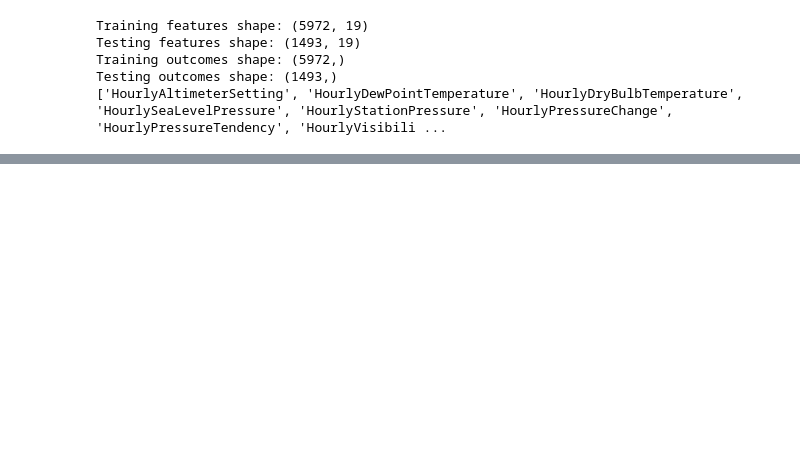
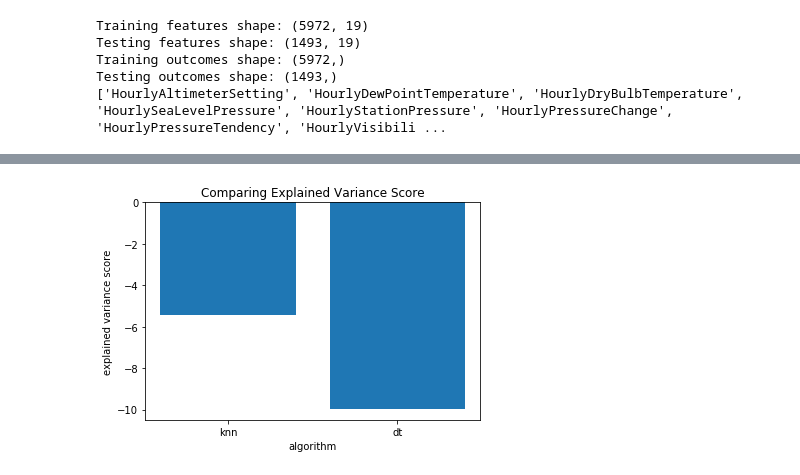
Before and after one commit to ChuckBowers/info370-group11, a Jupyter notebook: ml_analysis.ipynb, the cells around one changed output, grey strips where cells are left out. Cells and saved outputs as stored; diff of their text form; code cells hidden in the pictures; blank space fills up the shorter version.

```diff
--- a/ml_analysis.ipynb
+++ b/ml_analysis.ipynb
@@ -138,0 +155,8 @@ Text(0.5, 1.0, 'Predicted v.s. Actual Delay')
+# %%
+plt.bar(['knn', 'dt'], [knn_evs, dt_evs])
+plt.title('Comparing Explained Variance Score')
+plt.xlabel('algorithm')
+plt.ylabel('explained variance score')
+plt.show()
+# %% [output]
+[figure, added]
```
Also changed, not shown: parts of 5 cells of this notebook, 4 other files.
